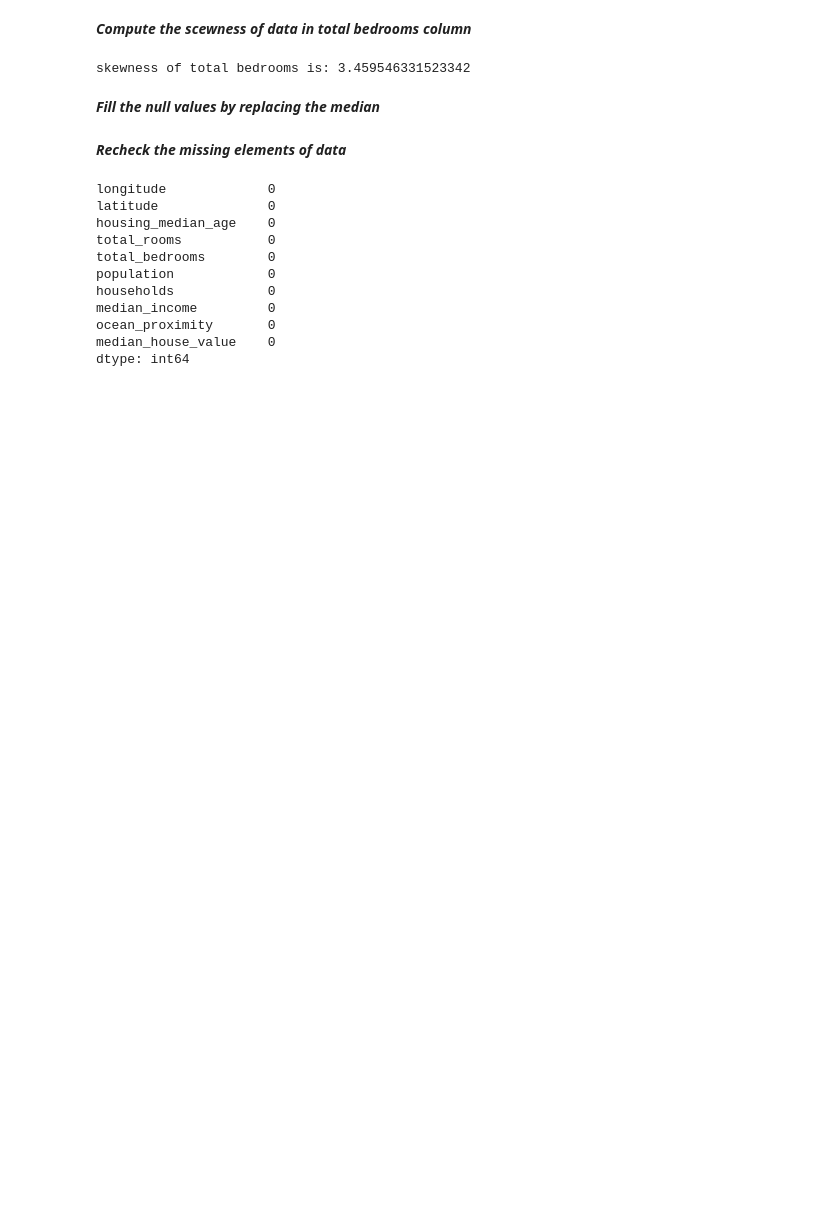
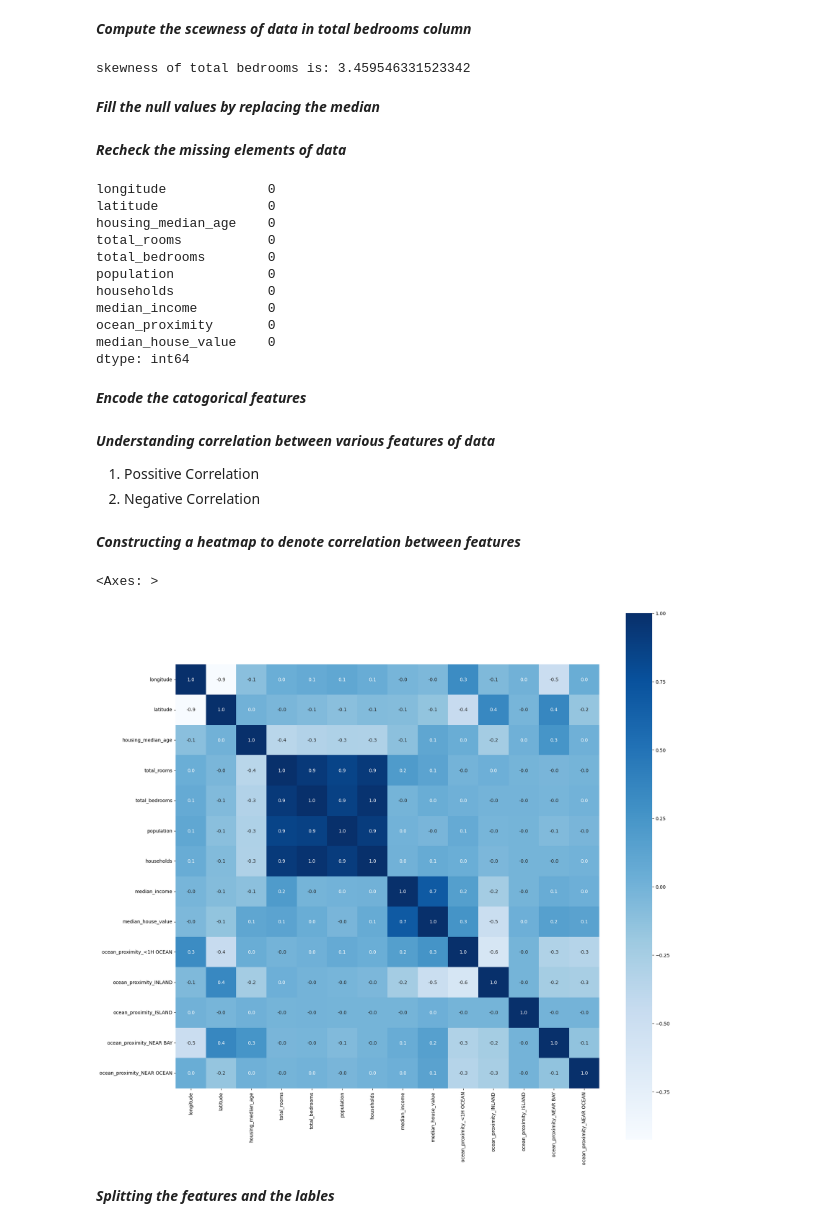
Before and after one commit to minuraashen/Machine-Learning, a Jupyter notebook: ML_projects/house_price_prediction/house_price_predict.ipynb, the cells around one changed output. Drawn from its saved outputs; the diff is of its cells as text; code cells hidden in the pictures; blank space fills up the shorter version.

```diff
--- a/ML_projects/house_price_prediction/house_price_predict.ipynb
+++ b/ML_projects/house_price_prediction/house_price_predict.ipynb
@@ -78,3 +79,30 @@ median_income         0
 ocean_proximity       0
 median_house_value    0
 dtype: int64
+# %% [markdown]
+***Encode the catogorical features***
+# %%
+encoder = OneHotEncoder(handle_unknown='ignore')
+# Encoding the categorical features
+encoded_data = encoder.fit_transform(house_price_dataset[['ocean_proximity']])
+#Converting to a pandas DataFrame
+encoded_DataFrame = pd.DataFrame(encoded_data.toarray() , columns=encoder.get_feature_names_out(['ocean_proximity']))
+#Placing the encoded feature data with the original dataset
+house_price_dataset = house_price_dataset.drop('ocean_proximity', axis=1)
+house_price_dataset = pd.concat([house_price_dataset, encoded_DataFrame], axis=1)
+# %% [markdown]
+***Understanding correlation between various features of data***
+1. Possitive Correlation
+2. Negative Correlation
+# %%
+correlation = house_price_dataset.corr()
+# %% [markdown]
+***Constructing a heatmap to denote correlation between features***
+# %%
+plt.figure(figsize=(20,20))
+sns.heatmap(correlation, cbar=True, square=True, fmt='.1f', annot=True, annot_kws={'size':10}, cmap='Blues')
+# %% [output]
+<Axes: >
+[figure, added]
+# %% [markdown]
+***Splitting the features and the lables***
```
Also changed, not shown: parts of 16 cells of this notebook.
